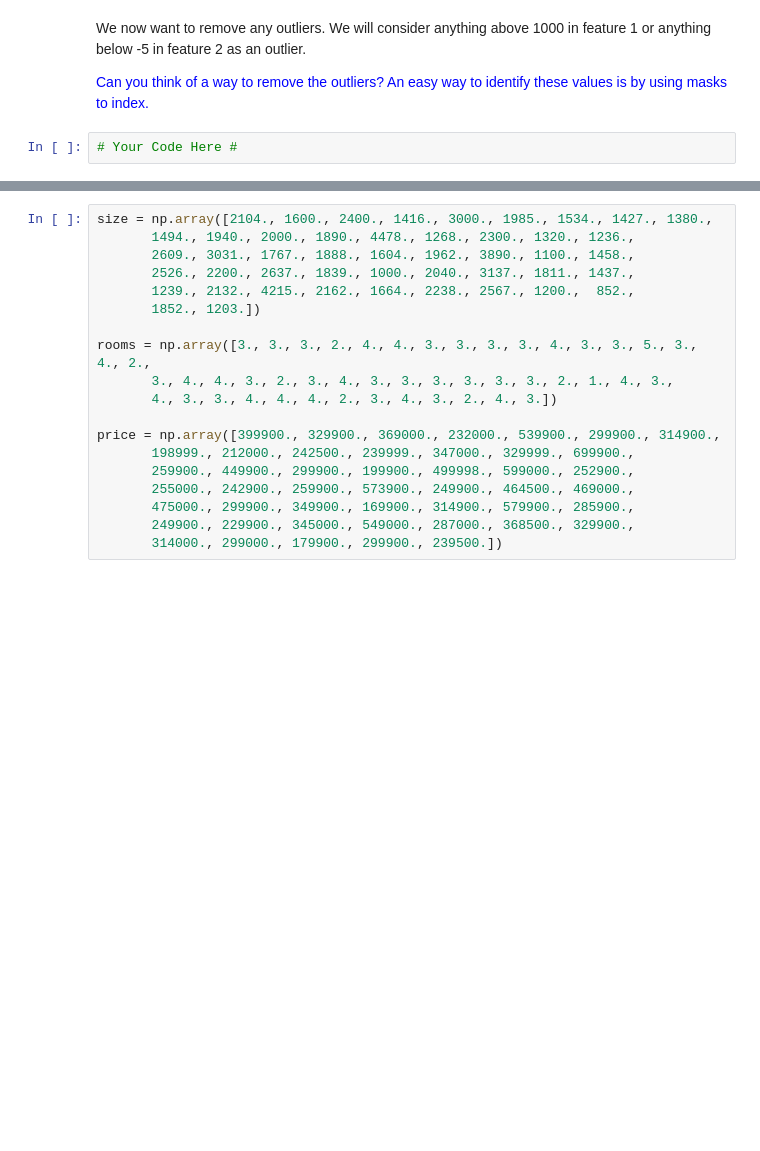
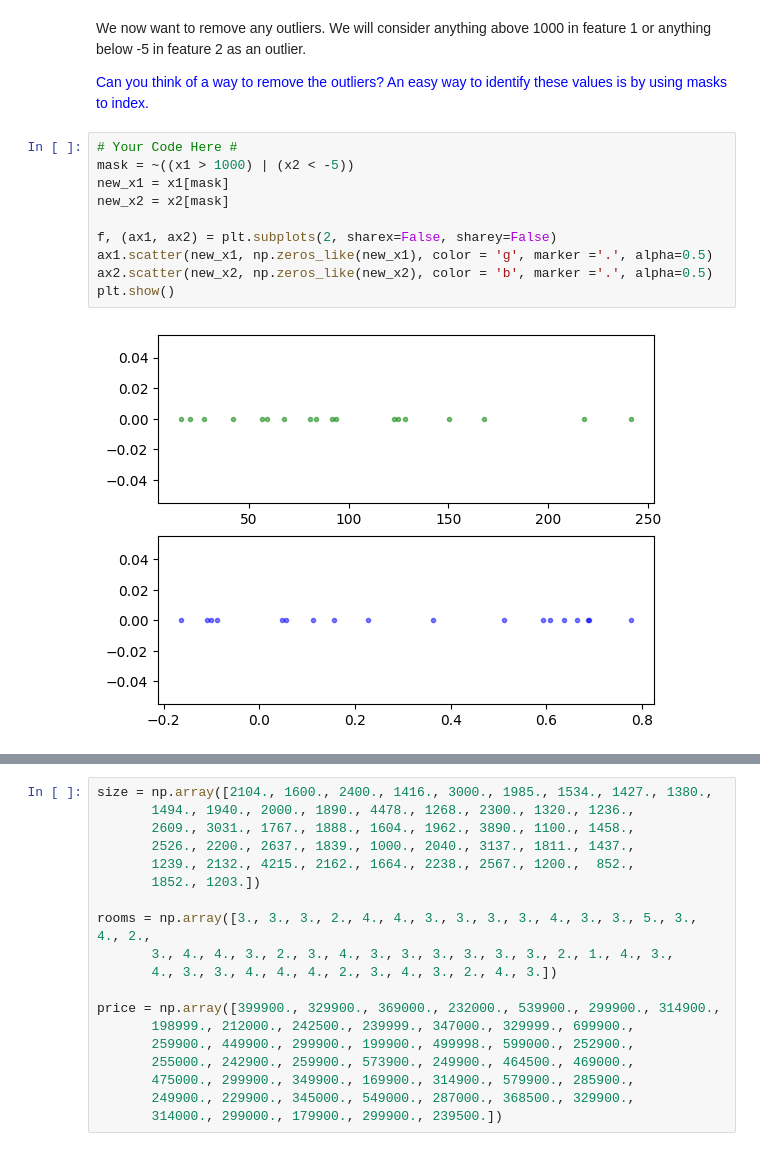
Before and after one commit to Pikurrot/ml-problems-uab, a Jupyter notebook: Session 2 - Multiple and Polynomial regression/P2_Multiple_and_Polynomial_Regression.ipynb, the cells around one changed output, grey strips where cells are left out. Drawn from its saved outputs; the diff is of its cells as text; blank space fills up the shorter version.

```diff
--- a/Session 2 - Multiple and Polynomial regression/P2_Multiple_and_Polynomial_Regression.ipynb
+++ b/Session 2 - Multiple and Polynomial regression/P2_Multiple_and_Polynomial_Regression.ipynb
@@ -75,8 +94,18 @@ The two features are in very different ranges, while it seems that there is one
 We now want to remove any outliers. We will consider anything above 1000 in feature 1 or anything below -5 in feature 2 as an outlier.
 
 <font color=blue>Can you think of a way to remove the outliers? An easy way to identify these values is by using masks to index.</font>
-# %%
-# Your Code Here #
+# %%
+# Your Code Here #
+mask = ~((x1 > 1000) | (x2 < -5))
+new_x1 = x1[mask]
+new_x2 = x2[mask]
+
+f, (ax1, ax2) = plt.subplots(2, sharex=False, sharey=False)
+ax1.scatter(new_x1, np.zeros_like(new_x1), color = 'g', marker ='.', alpha=0.5)
+ax2.scatter(new_x2, np.zeros_like(new_x2), color = 'b', marker ='.', alpha=0.5)
+plt.show()
+# %% [output]
+[figure, added]
 # %% [markdown]
 ## 2.2 Multiple Linear Regression with Normalisation
 
```
Also changed, not shown: parts of 32 cells of this notebook.
